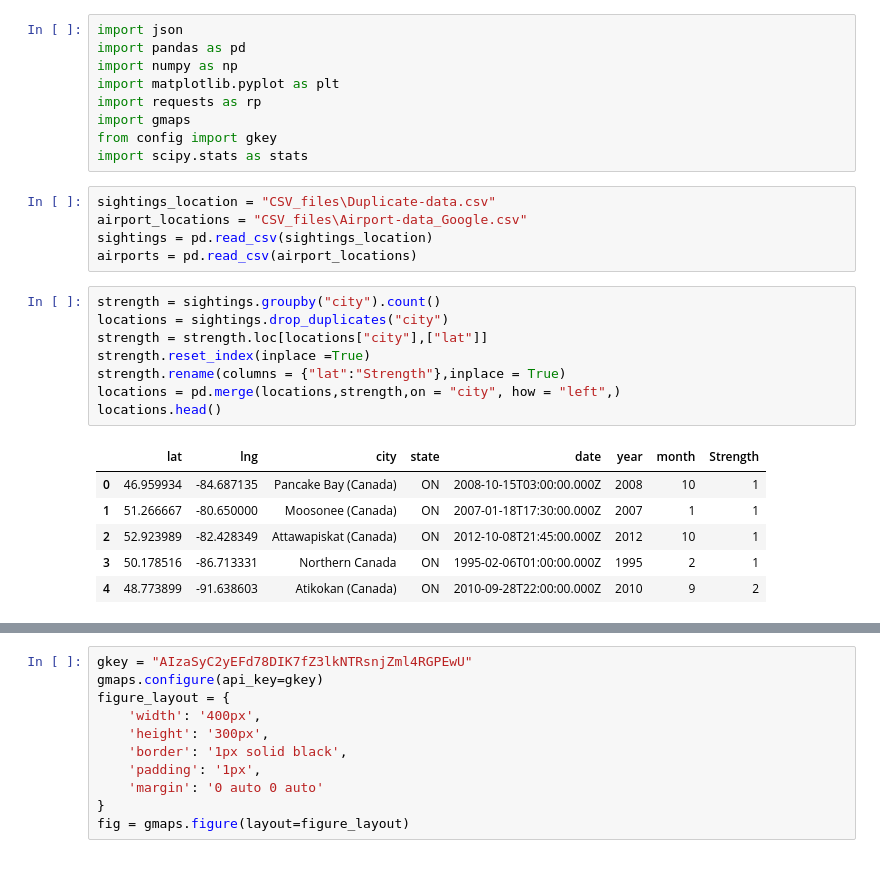
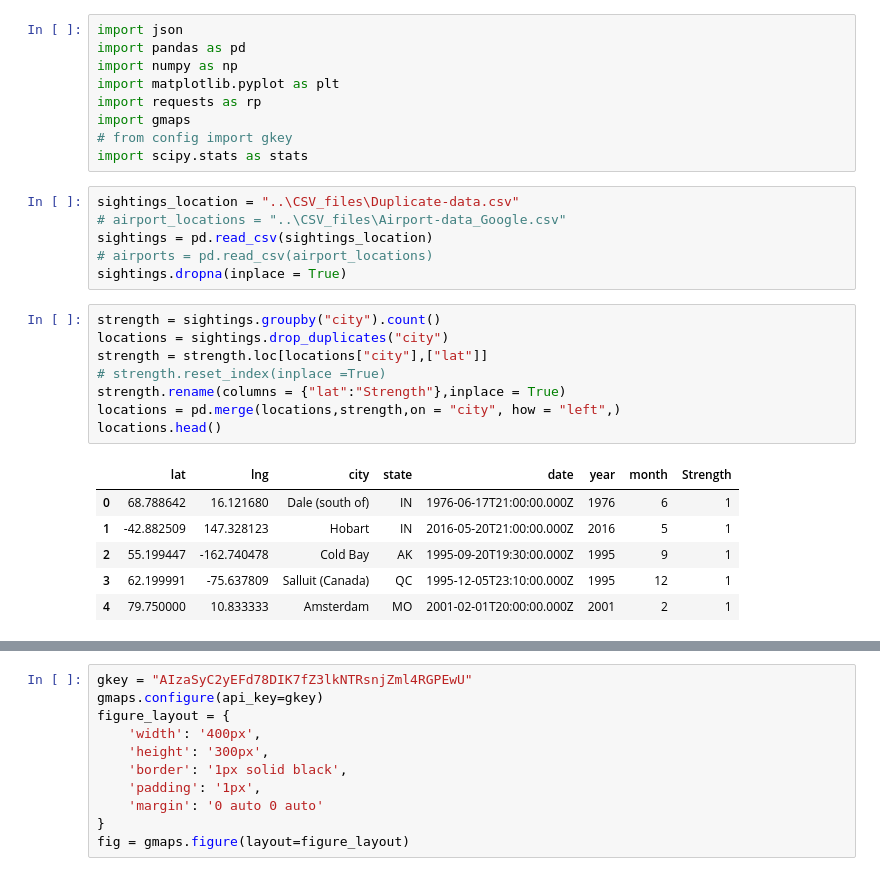
Before and after one commit to kanbhatia/Alien-Sightings-VS-Airplanes, a Jupyter notebook: Graphing Code/Heat maps.ipynb, the cells around one changed output, grey strips where cells are left out. Saved outputs shown, nothing was run; the diff lists cells and outputs as text.

```diff
--- a/Graphing Code/Heat maps.ipynb
+++ b/Graphing Code/Heat maps.ipynb
@@ -5,25 +5,26 @@ import numpy as np
 import matplotlib.pyplot as plt
 import requests as rp
 import gmaps
-from config import gkey
+# from config import gkey
 import scipy.stats as stats
 # %%
-sightings_location = "CSV_files\Duplicate-data.csv"
-airport_locations = "CSV_files\Airport-data_Google.csv"
+sightings_location = "..\CSV_files\Duplicate-data.csv"
+# airport_locations = "..\CSV_files\Airport-data_Google.csv"
 sightings = pd.read_csv(sightings_location)
-airports = pd.read_csv(airport_locations)
+# airports = pd.read_csv(airport_locations)
+sightings.dropna(inplace = True)
 # %%
 strength = sightings.groupby("city").count()
 locations = sightings.drop_duplicates("city")
 strength = strength.loc[locations["city"],["lat"]]
-strength.reset_index(inplace =True)
+# strength.reset_index(inplace =True)
 strength.rename(columns = {"lat":"Strength"},inplace = True)
 locations = pd.merge(locations,strength,on = "city", how = "left",)
 locations.head()
 # %% [output]
 |  | lat | lng | city | state | date | year | month | Strength |
-| 0 | 46.959934 | -84.687135 | Pancake Bay (Canada) | ON | 2008-10-15T03:00:00.000Z | 2008 | 10 | 1 |
-| 1 | 51.266667 | -80.650000 | Moosonee (Canada) | ON | 2007-01-18T17:30:00.000Z | 2007 | 1 | 1 |
-| 2 | 52.923989 | -82.428349 | Attawapiskat (Canada) | ON | 2012-10-08T21:45:00.000Z | 2012 | 10 | 1 |
-| 3 | 50.178516 | -86.713331 | Northern Canada | ON | 1995-02-06T01:00:00.000Z | 1995 | 2 | 1 |
-| 4 | 48.773899 | -91.638603 | Atikokan (Canada) | ON | 2010-09-28T22:00:00.000Z | 2010 | 9 | 2 |
+| 0 | 68.788642 | 16.121680 | Dale (south of) | IN | 1976-06-17T21:00:00.000Z | 1976 | 6 | 1 |
+| 1 | -42.882509 | 147.328123 | Hobart | IN | 2016-05-20T21:00:00.000Z | 2016 | 5 | 1 |
+| 2 | 55.199447 | -162.740478 | Cold Bay | AK | 1995-09-20T19:30:00.000Z | 1995 | 9 | 1 |
+| 3 | 62.199991 | -75.637809 | Salluit (Canada) | QC | 1995-12-05T23:10:00.000Z | 1995 | 12 | 1 |
+| 4 | 79.750000 | 10.833333 | Amsterdam | MO | 2001-02-01T20:00:00.000Z | 2001 | 2 | 1 |
```
Also changed, not shown: parts of 3 cells of this notebook, 4 other files.
